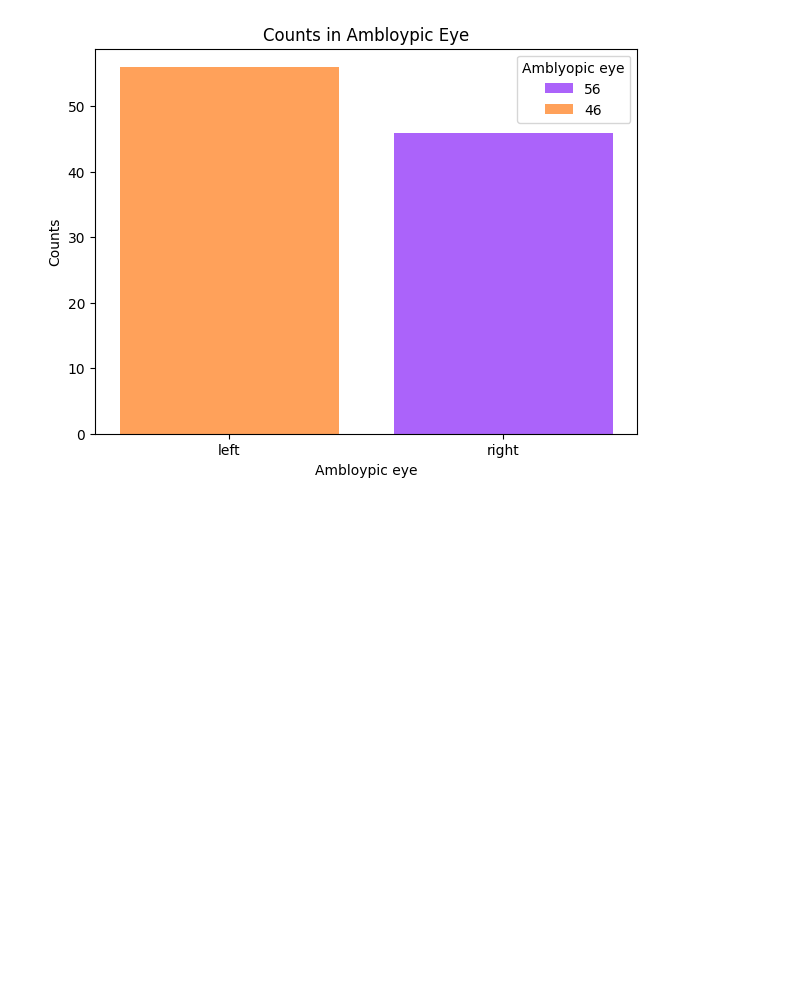
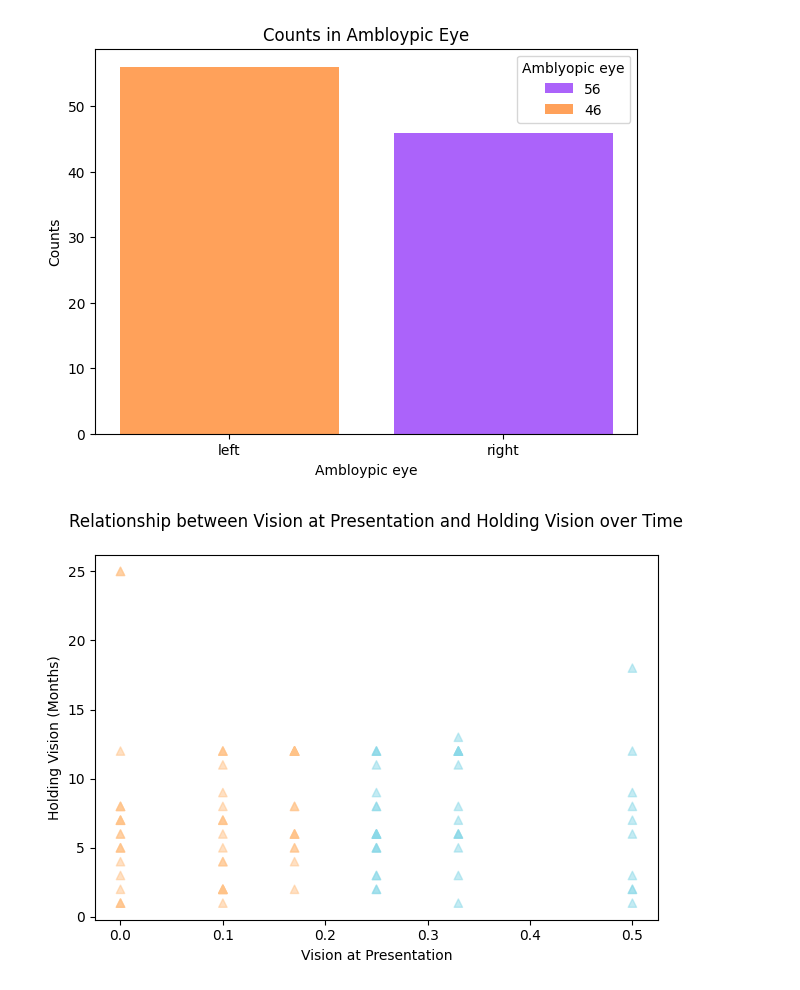
Before and after one commit to SoRaz049/DataAnalysisProjects, a Jupyter notebook: amblyopia/amblopia_1.ipynb, the cells around one changed output. Saved outputs shown, nothing was run; the diff lists cells and outputs as text; code cells hidden in the pictures; blank space fills up the shorter version.

```diff
--- a/amblyopia/amblopia_1.ipynb
+++ b/amblyopia/amblopia_1.ipynb
@@ -217,3 +205,17 @@ plt.legend(title="Amblyopic eye")
 plt.show()
 # %% [output]
 [figure]
+# %%
+x = df["Vision at presentation"]
+y = df["Holding Vision (Months)"]
+
+color = np.where(x < 0.25, "#ffc388", "#8bd9e8")
+plt.scatter(x, y, marker ="^", c = color,alpha=0.5)
+plt.title("Relationship between Vision at Presentation and Holding Vision over Time", pad = 20)
+plt.xlabel("Vision at Presentation")
+plt.ylabel("Holding Vision (Months)")
+
+plt.tight_layout()
+plt.show()
+# %% [output]
+[figure, added]
```
Also changed, not shown: parts of 3 cells of this notebook.
